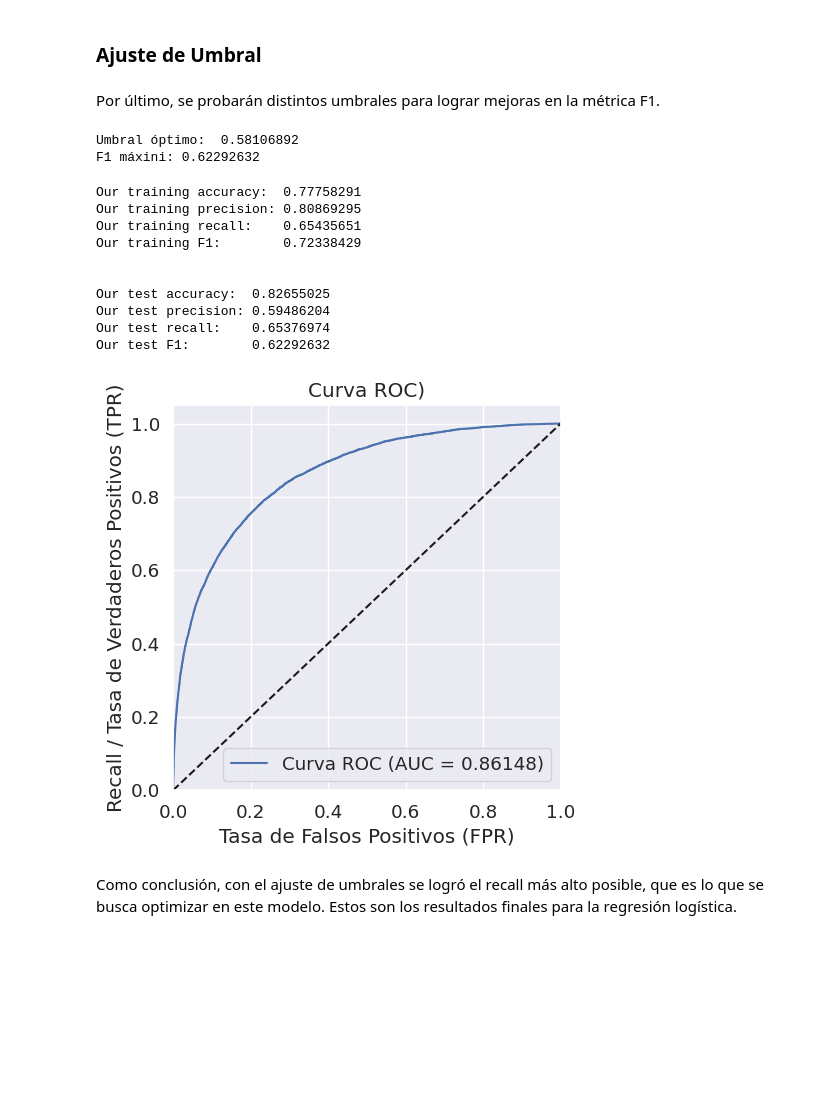
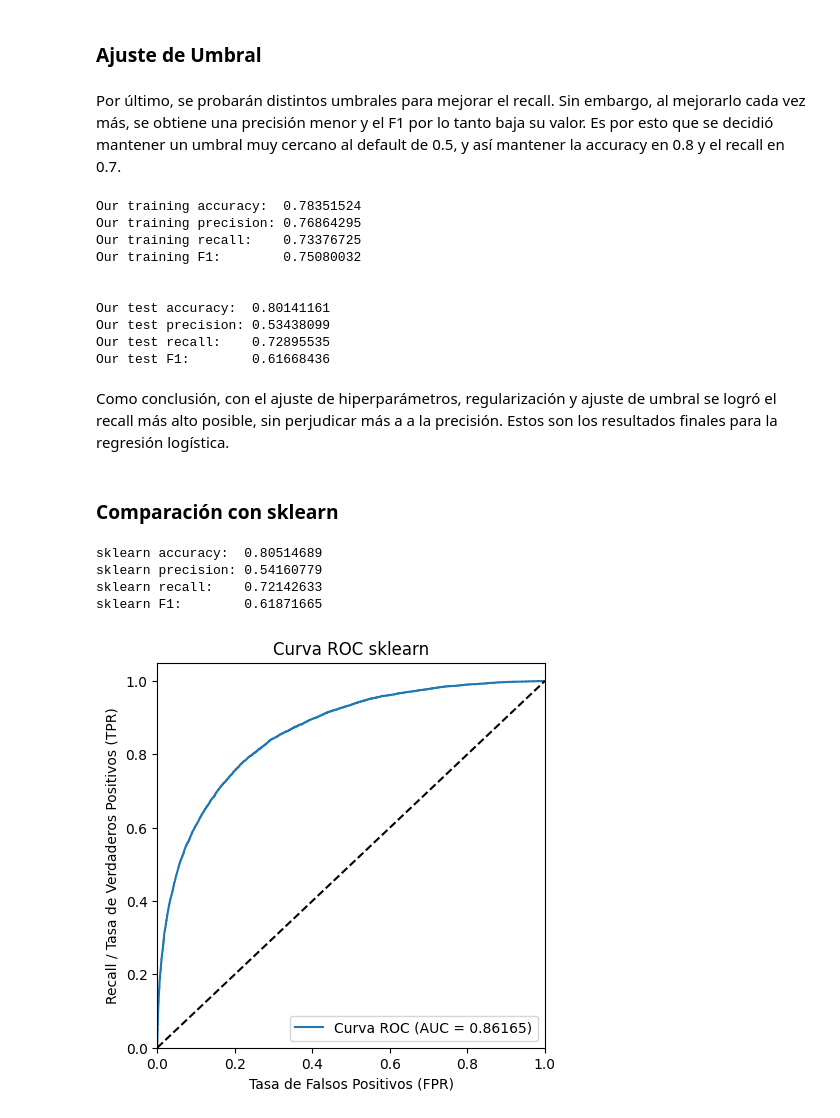
Before and after one commit to danib08/Reconocimiento-de-Patrones, a Jupyter notebook: Proyecto1.ipynb, the cells around one changed output. Cells and saved outputs as stored; diff of their text form; code cells hidden in the pictures; blank space fills up the shorter version.

Commit message:
Rain - add sklearn logreg

```diff
--- a/Proyecto1.ipynb
+++ b/Proyecto1.ipynb
@@ -540,10 +537,0 @@ Se correrán nuevamente las predicciones del modelo con los mejores parámetros
-# %%
-print(best_params)
-
-our_logreg_balanced = OurLogisticRegression(best_params['lr'], 20000)
-our_logreg_balanced.fit(X_resampled, y_resampled)
-
-y_pred_logreg_balanced = our_logreg_balanced.predict(X_test, threshold=0.5)
-y_pred_train_logreg_balanced = our_logreg_balanced.predict(X_resampled, threshold=0.5)
-
-y_prob_logreg_balanced = our_logreg_balanced.predict_prob(X_test)
@@ -669,18 +604,10 @@ plt.show()
 # %% [markdown]
 ### Ajuste de Umbral
-# %% [markdown]
-Por último, se probarán distintos umbrales para lograr mejoras en la métrica F1.
-# %%
-f1_scores = [f1_score(y_test, y_prob_logreg_reg >= threshold) for threshold in thresholds]
-optimal_threshold = thresholds[np.argmax(f1_scores)]
-optimal_f1 = max(f1_scores)
-
-print('Umbral óptimo:  {0:0.8f}'. format(optimal_threshold))
-print('F1 máxini: {0:0.8f}'. format(optimal_f1))
-# %% [output]
-Umbral óptimo:  0.58106892
-F1 máxini: 0.62292632
+# %% [markdown]
+Por último, se probarán distintos umbrales para mejorar el recall. Sin embargo, al mejorarlo cada vez más, se obtiene una precisión menor y el F1 por lo tanto baja su valor. Es por esto que se decidió mantener un umbral muy cercano al default de 0.5, y así mantener la accuracy en 0.8 y el recall en 0.7.
 # %%
+optimal_threshold = 0.49
+
 y_pred_logreg_reg = our_logreg_reg.predict(X_test, threshold=optimal_threshold)
 y_pred_train_logreg_reg = our_logreg_reg.predict(X_resampled, threshold=optimal_threshold)
 
@@ -707,32 +634,54 @@ print('Our test precision: {0:0.8f}'. format(our_logreg_reg_precision))
 print('Our test recall:    {0:0.8f}'. format(our_logreg_reg_recall))
 print('Our test F1:        {0:0.8f}'. format(our_logreg_reg_f1))
 # %% [output]
-Our training accuracy:  0.77758291
-Our training precision: 0.80869295
-Our training recall:    0.65435651
-Our training F1:        0.72338429
+Our training accuracy:  0.78351524
+Our training precision: 0.76864295
+Our training recall:    0.73376725
+Our training F1:        0.75080032
 
 
-Our test accuracy:  0.82655025
-Our test precision: 0.59486204
-Our test recall:    0.65376974
-Our test F1:        0.62292632
+Our test accuracy:  0.80141161
+Our test precision: 0.53438099
+Our test recall:    0.72895535
+Our test F1:        0.61668436
+# %% [markdown]
+Como conclusión, con el ajuste de hiperparámetros, regularización y ajuste de umbral se logró el recall más alto posible, sin perjudicar más a a la precisión. Estos son los resultados finales para la regresión logística.
+# %% [markdown]
+### Comparación con sklearn
+# %%
+skleran_logreg = LogisticRegression(random_state=42)
+skleran_logreg.fit(X_resampled, y_resampled)
+skleran_logreg_pred = skleran_logreg.predict(X_test)
+sklearn_y_proba = skleran_logreg.predict_proba(X_test)[:, 1]
+
+sklearn_logreg_accuracy = accuracy_score(y_test, skleran_logreg_pred)
+sklearn_logreg_precision = precision_score(y_test, skleran_logreg_pred)
+sklearn_logreg_recall = recall_score(y_test, skleran_logreg_pred)
+sklearn_logreg_f1 = f1_score(y_test, skleran_logreg_pred)
+
+print('sklearn accuracy:  {0:0.8f}'. format(sklearn_logreg_accuracy))
+print('sklearn precision: {0:0.8f}'. format(sklearn_logreg_precision))
+print('sklearn recall:    {0:0.8f}'. format(sklearn_logreg_recall))
+print('sklearn F1:        {0:0.8f}'. format(sklearn_logreg_f1))
+# %% [output]
+sklearn accuracy:  0.80514689
+sklearn precision: 0.54160779
+sklearn recall:    0.72142633
+sklearn F1:        0.61871665
 # %%
-fpr, tpr, thresholds = roc_curve(y_test, y_prob_logreg_reg)
+fpr, tpr, thresholds = roc_curve(y_test, sklearn_y_proba)
 roc_auc_curve = auc(fpr, tpr)
 
 # gráfica ROC
 plt.figure(figsize=(5, 5))
 plt.plot(fpr, tpr, label=f'Curva ROC (AUC = {roc_auc_curve:.5f})')
 plt.plot([0, 1], [0, 1], 'k--')
 plt.xlim([0.0, 1.0])
 plt.ylim([0.0, 1.05])
 plt.xlabel('Tasa de Falsos Positivos (FPR)')
 plt.ylabel('Recall / Tasa de Verdaderos Positivos (TPR)')
-plt.title('Curva ROC)')
+plt.title('Curva ROC sklearn')
 plt.legend(loc="lower right")
 plt.show()
 # %% [output]
-[figure, old version]
+[figure, new version]
-# %% [markdown]
-Como conclusión, con el ajuste de umbrales se logró el recall más alto posible, que es lo que se busca optimizar en este modelo. Estos son los resultados finales para la regresión logística.
```
Also changed, not shown: parts of 15 cells of this notebook.
